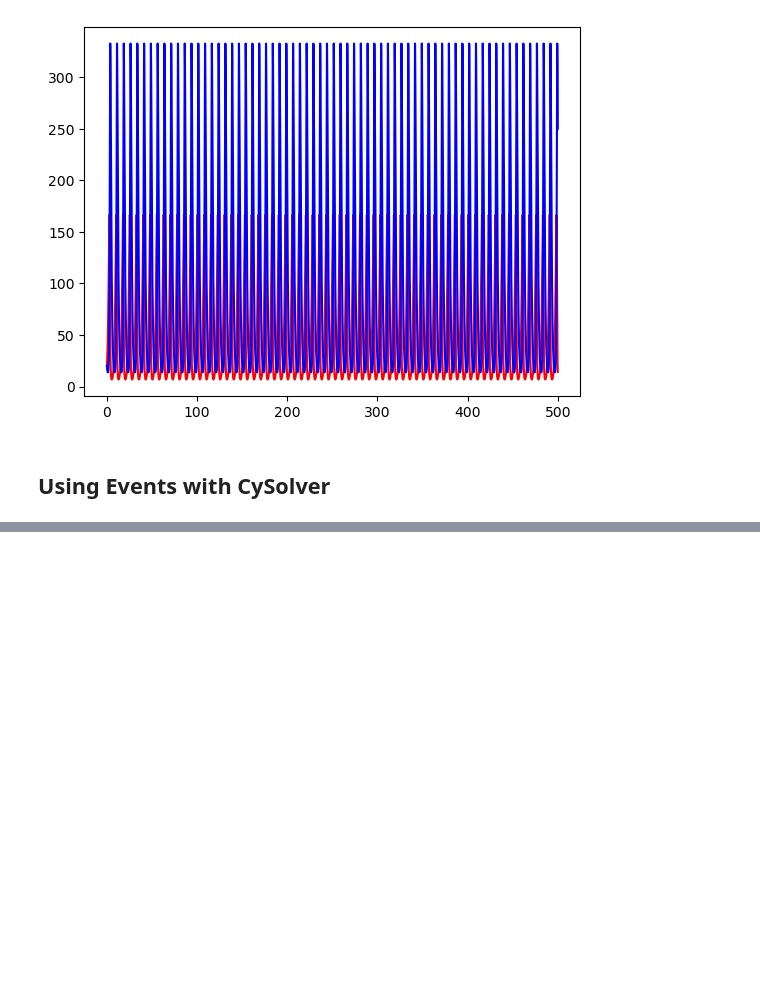
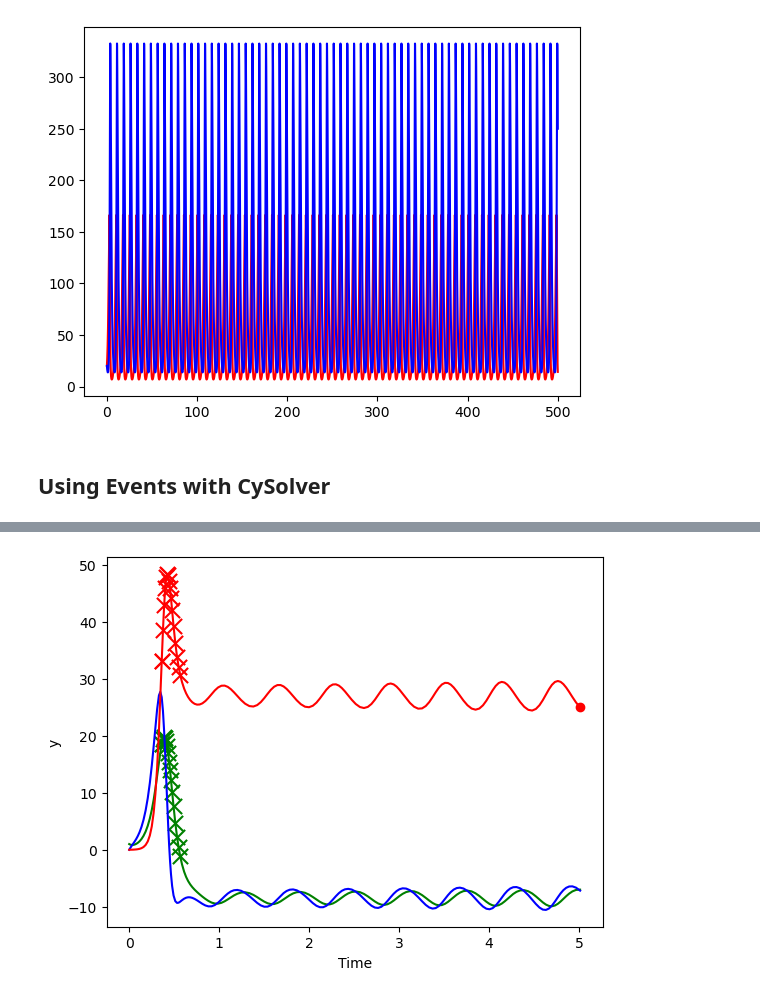
Before and after one commit to jrenaud90/CyRK, a Jupyter notebook: Demos/2 - Advanced CySolver Examples.ipynb, the cells around one changed output, grey strips where cells are left out. Saved outputs shown, nothing was run; the diff lists cells and outputs as text; code cells hidden in the pictures; blank space fills up the shorter version.

```diff
--- a/Demos/2 - Advanced CySolver Examples.ipynb
+++ b/Demos/2 - Advanced CySolver Examples.ipynb
@@ -708,21 +736,25 @@ RecursionError: maximum recursion depth exceeded
 # Compare to the solve_ivp and pysolve_ivp examples in "1 - Getting Started" Notebook
 
 # CyRK v0.16.0
-#
+#    Terminate off: 61.1us; 62.0us; 62.6us
+#    Terminate on:  34.4us; 33.7us; 34.4us
+terminate = True
 
-solution = run_cysolver_with_events()
+solution = run_cysolver_with_events(terminate)
+print("Solution Succeeded:", solution.success)
 
-%timeit run_cysolver_with_events()
+%timeit run_cysolver_with_events(terminate)
 
 fig, ax = plt.subplots()
 ax.plot(solution.t, solution.y[0], label='y0', c='g')
 ax.plot(solution.t, solution.y[1], label='y1', c='b')
 ax.plot(solution.t, solution.y[2], label='y2', c='r')
 # Event 1 will be dots.
-ax.scatter(solution.t_events[0], solution.y_events[0][:, 2], c='r', marker='o')
+ax.scatter(solution.t_events[0], solution.y_events[0][2, :], c='r', marker='o')
 # Event 2 will be X's
-ax.scatter(solution.t_events[1], solution.y_events[1][:, 0], c='g', marker='x', s=120)
-ax.scatter(solution.t_events[1], solution.y_events[1][:, 2], c='r', marker='x', s=120)
+ax.scatter(solution.t_events[1], solution.y_events[1][0, :], c='g', marker='x', s=120)
+ax.scatter(solution.t_events[1], solution.y_events[1][2, :], c='r', marker='x', s=120)
 # Event 3 we won't plot because it should be every point.
 ax.set(xlabel='Time', ylabel='y')
 plt.show()
+# %% [output]
@@ -728,0 +763 @@ plt.show()
+[figure, added]
```
Also changed, not shown: parts of 3 cells of this notebook, 5 other files.
